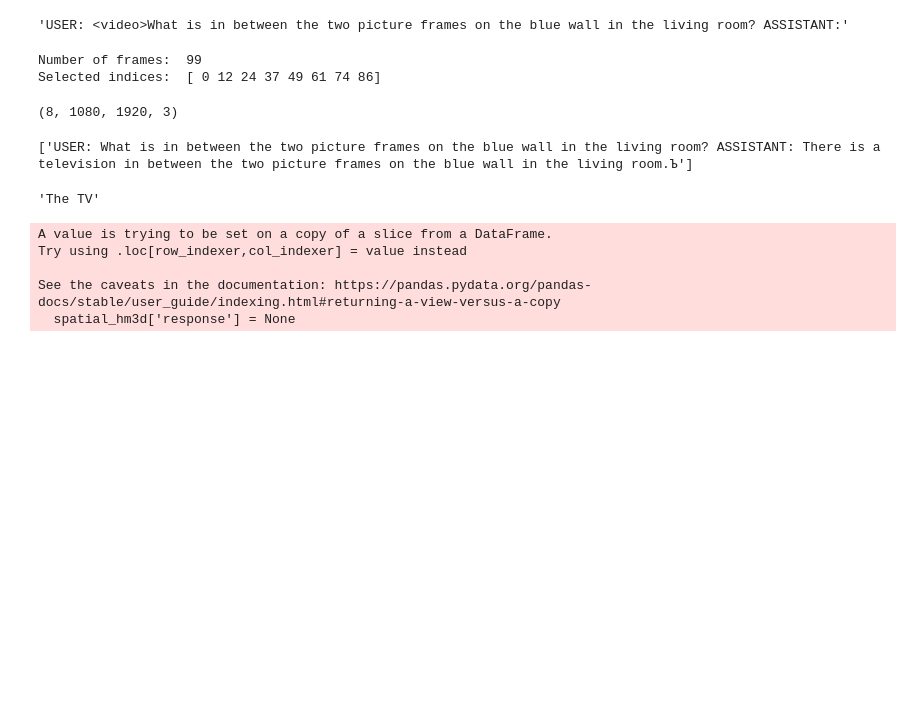
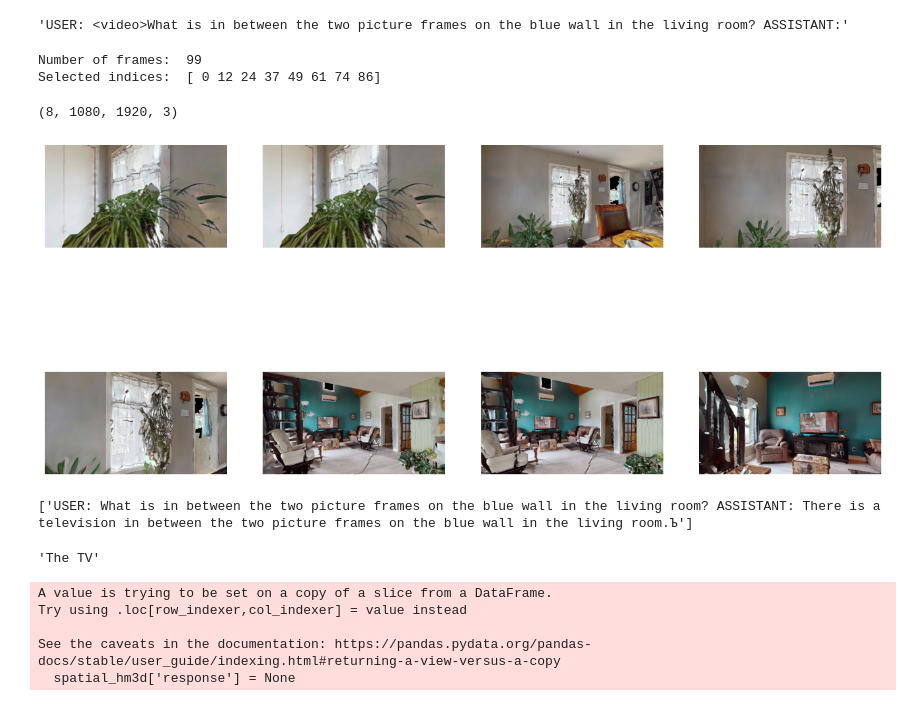
Before and after one commit to bridgetleonard2/open-eqa, a Jupyter notebook: spatial_llavaVideo.ipynb, the cells around one changed output. Drawn from its saved outputs; the diff is of its cells as text; code cells hidden in the pictures; blank space fills up the shorter version.

```diff
--- a/spatial_llavaVideo.ipynb
+++ b/spatial_llavaVideo.ipynb
@@ -98,6 +96,16 @@ Selected indices:  [ 0 12 24 37 49 61 74 86]
 video.shape
 # %% [output]
 (8, 1080, 1920, 3)
+# %%
+# display frames in 4x2 grid
+import matplotlib.pyplot as plt
+fig, ax = plt.subplots(2, 4, figsize=(16, 8))
+for i in range(8):
+    ax[i // 4, i % 4].imshow(video[i])
+    ax[i // 4, i % 4].axis('off')
+plt.show()
+# %% [output]
+[figure, added]
 # %%
 inputs = processor(text=prompt, videos=video, return_tensors="pt")
 # %%
```
Also changed, not shown: parts of 3 cells of this notebook.
